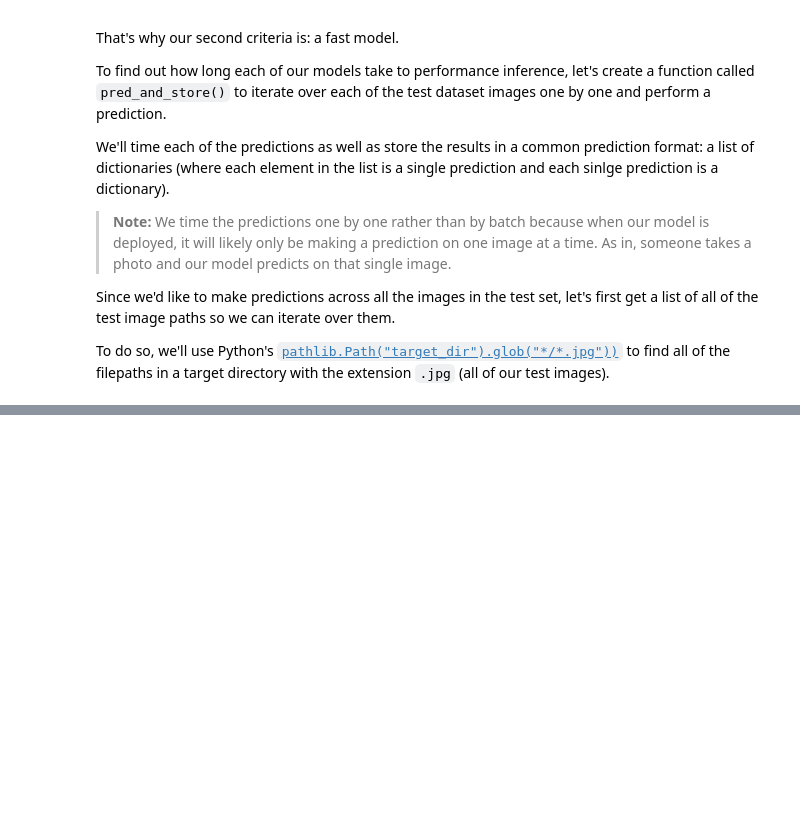
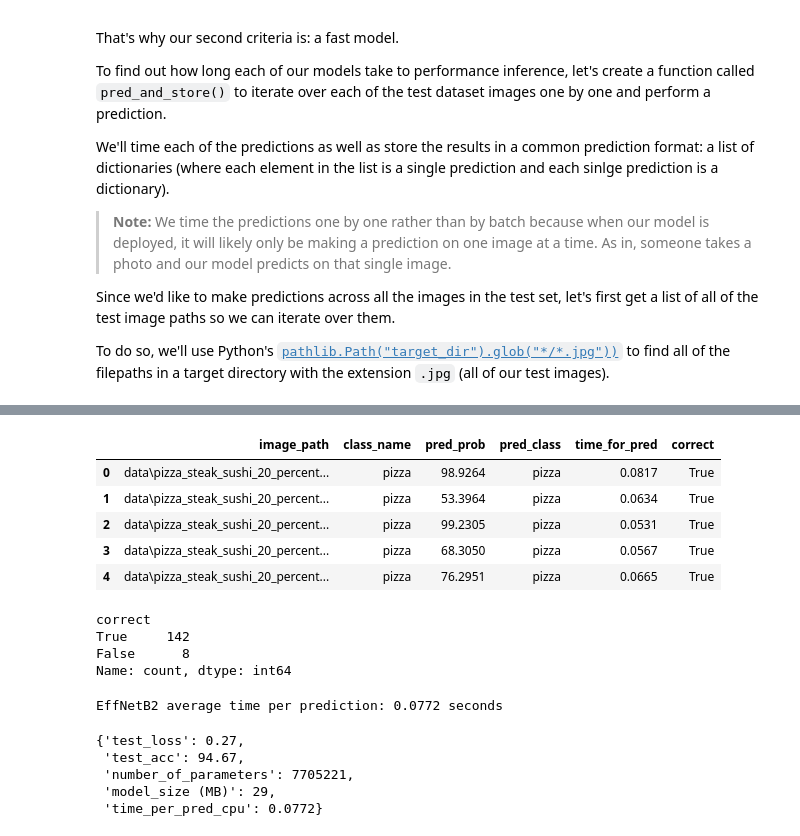
Before and after one commit to youssef-omarrr/Machine-and-deep-learning, a Jupyter notebook: PyTorch Course/Chapter 9/09_pytorch_model_deployment.ipynb, the cells around one changed output, grey strips where cells are left out. Saved outputs shown, nothing was run; the diff lists cells and outputs as text; code cells hidden in the pictures; blank space fills up the shorter version.

```diff
--- a/PyTorch Course/Chapter 9/09_pytorch_model_deployment.ipynb
+++ b/PyTorch Course/Chapter 9/09_pytorch_model_deployment.ipynb
@@ -752,0 +779,9 @@ To do so, we'll use Python's [`pathlib.Path("target_dir").glob("*/*.jpg"))`](htt
+# %%
+from pathlib import Path
+
+# Get all test data paths
+print(f"[INFO] Finding all filepaths ending with '.jpg' in directory: {TEST_DIR}")
+test_data_paths = list(TEST_DIR.glob("*/*.jpg"))
+
+parnet = test_data_paths[0].parent.name
+parnet, test_data_paths[:5]
@@ -752,0 +898,7 @@ To do so, we'll use Python's [`pathlib.Path("target_dir").glob("*/*.jpg"))`](htt
+# %%
+# Make predictions across test dataset with EffNetB2
+effnetb2_test_pred_dicts = pred_and_store(paths=test_data_paths,
+                                        model=effnetb2,
+                                        transform=effnetb2_transforms,
+                                        class_names=class_names,
+                                        device="cpu") # make predictions on CPU
@@ -752,0 +926,35 @@ To do so, we'll use Python's [`pathlib.Path("target_dir").glob("*/*.jpg"))`](htt
+# %%
+import pandas as pd
+
+effnetb2_test_pred_df = pd.DataFrame(effnetb2_test_pred_dicts)
+effnetb2_test_pred_df.head()
+# %% [output]
+|  | image_path | class_name | pred_prob | pred_class | time_for_pred | correct |
+| 0 | data\pizza_steak_sushi_20_percent... | pizza | 98.9264 | pizza | 0.0817 | True |
+| 1 | data\pizza_steak_sushi_20_percent... | pizza | 53.3964 | pizza | 0.0634 | True |
+| 2 | data\pizza_steak_sushi_20_percent... | pizza | 99.2305 | pizza | 0.0531 | True |
+| 3 | data\pizza_steak_sushi_20_percent... | pizza | 68.3050 | pizza | 0.0567 | True |
+| 4 | data\pizza_steak_sushi_20_percent... | pizza | 76.2951 | pizza | 0.0665 | True |
+# %%
+effnetb2_test_pred_df.correct.value_counts()
+# %% [output]
+correct
+True     142
+False      8
+Name: count, dtype: int64
+# %%
+# Find the average time per prediction
+effnetb2_average_time_per_pred = round(effnetb2_test_pred_df.time_for_pred.mean(), 4)
+print(f"EffNetB2 average time per prediction: {effnetb2_average_time_per_pred} seconds")
+# %% [output]
+EffNetB2 average time per prediction: 0.0772 seconds
+# %%
+# Add EffNetB2 average prediction time to stats dictionary
+effnetb2_stats["time_per_pred_cpu"] = float(effnetb2_average_time_per_pred)
+effnetb2_stats
+# %% [output]
+{'test_loss': 0.27,
+ 'test_acc': 94.67,
+ 'number_of_parameters': 7705221,
+ 'model_size (MB)': 29,
+ 'time_per_pred_cpu': 0.0772}
```
Also changed, not shown: parts of 21 cells of this notebook, 2 other files.
